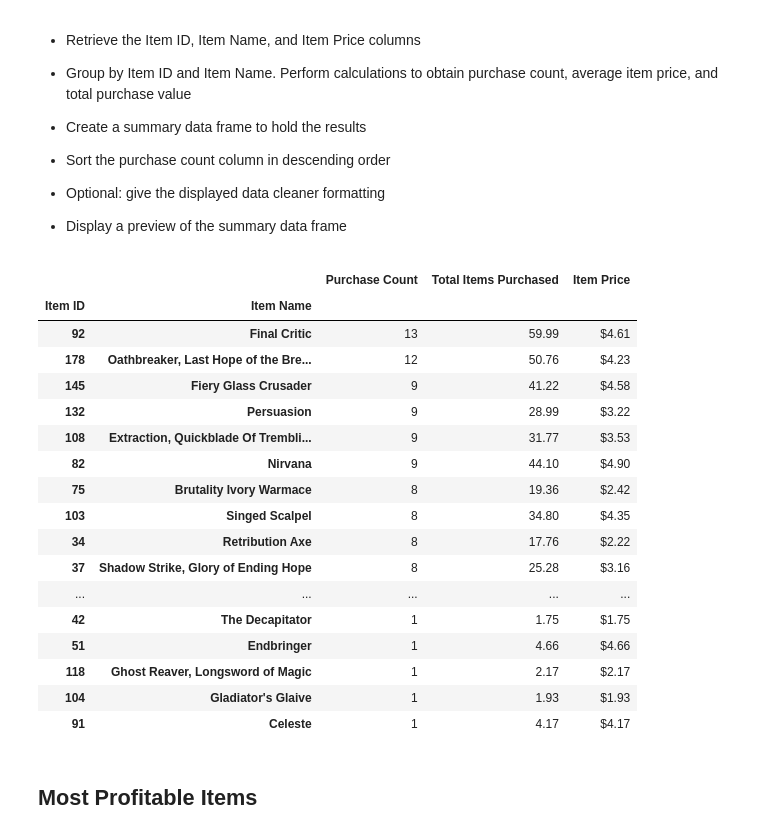
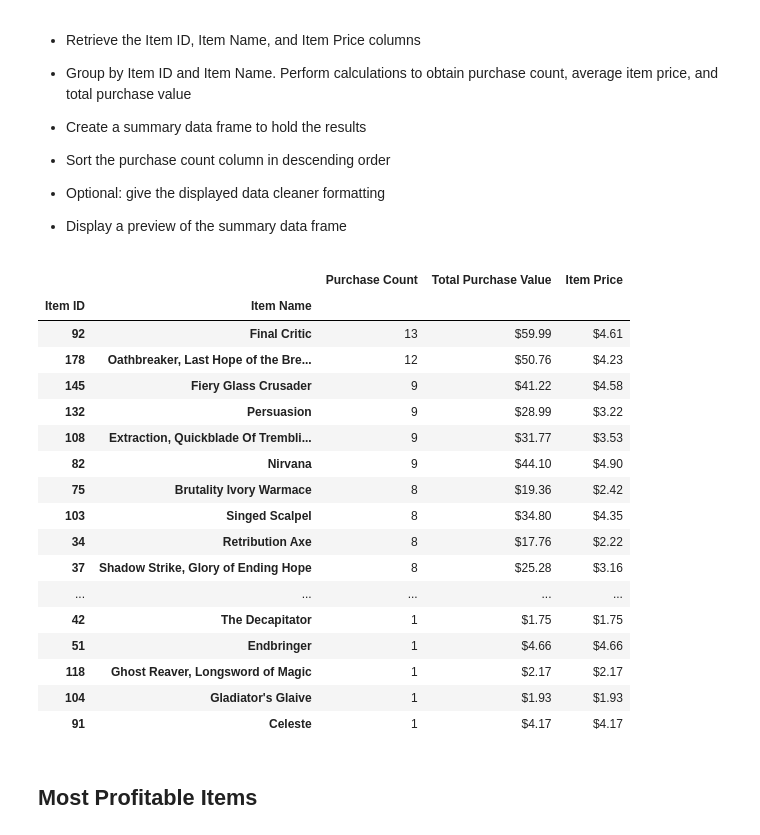
Before and after one commit to nhaile96/pandas_challengeHW, a Jupyter notebook: HeroesOfPyomoli/HeroesOfPymoli_starter.ipynb, the cells around one changed output. Cells and saved outputs as stored; diff of their text form; code cells hidden in the pictures.

```diff
--- a/HeroesOfPyomoli/HeroesOfPymoli_starter.ipynb
+++ b/HeroesOfPyomoli/HeroesOfPymoli_starter.ipynb
@@ -288,47 +288,47 @@ ranked_spenders.style.format({"Average Purchase":"${:.2f}",
 # %%
 #items info
 items = purchase_data[["Item ID","Item Name", "Price"]]
 
 #group item data
 item_group = items.groupby(["Item ID","Item Name"])
 
 #count number of items that's been purchased
 purchased_items = item_group["Price"].count()
 
 #total purchase vale
 total_item_purchase = item_group["Price"].sum()
 
 #item price
 item_price = total_item_purchase/ purchased_items
 
 #dataframe
 popular_df = pd.DataFrame({"Purchase Count": purchased_items,
-                          "Total ": total_item_purchase,
+                          "Total Purchase Value": total_item_purchase,
                           "Item Price": item_price})
 #rank and clean data
 popular_df_ranked = popular_df.sort_values(["Purchase Count"], ascending=False)
 popular_df_ranked.style.format({
                             "Item Price":"${:.2f}",
-                               "Total Items Purchased": "${:.2f}"})
+                               "Total Purchase Value": "${:.2f}"})
 # %% [output]
-|  |  | Purchase Count | Total Items Purchased | Item Price |
+|  |  | Purchase Count | Total Purchase Value | Item Price |
 | Item ID | Item Name |  |  |  |
-| 92 | Final Critic | 13 | 59.99 | $4.61 |
-| 178 | Oathbreaker, Last Hope of the Bre... | 12 | 50.76 | $4.23 |
-| 145 | Fiery Glass Crusader | 9 | 41.22 | $4.58 |
-| 132 | Persuasion | 9 | 28.99 | $3.22 |
-| 108 | Extraction, Quickblade Of Trembli... | 9 | 31.77 | $3.53 |
-| 82 | Nirvana | 9 | 44.10 | $4.90 |
-| 75 | Brutality Ivory Warmace | 8 | 19.36 | $2.42 |
-| 103 | Singed Scalpel | 8 | 34.80 | $4.35 |
-| 34 | Retribution Axe | 8 | 17.76 | $2.22 |
-| 37 | Shadow Strike, Glory of Ending Hope | 8 | 25.28 | $3.16 |
+| 92 | Final Critic | 13 | $59.99 | $4.61 |
+| 178 | Oathbreaker, Last Hope of the Bre... | 12 | $50.76 | $4.23 |
+| 145 | Fiery Glass Crusader | 9 | $41.22 | $4.58 |
+| 132 | Persuasion | 9 | $28.99 | $3.22 |
+| 108 | Extraction, Quickblade Of Trembli... | 9 | $31.77 | $3.53 |
+| 82 | Nirvana | 9 | $44.10 | $4.90 |
+| 75 | Brutality Ivory Warmace | 8 | $19.36 | $2.42 |
+| 103 | Singed Scalpel | 8 | $34.80 | $4.35 |
+| 34 | Retribution Axe | 8 | $17.76 | $2.22 |
+| 37 | Shadow Strike, Glory of Ending Hope | 8 | $25.28 | $3.16 |
 | ... | ... | ... | ... | ... |
-| 42 | The Decapitator | 1 | 1.75 | $1.75 |
-| 51 | Endbringer | 1 | 4.66 | $4.66 |
-| 118 | Ghost Reaver, Longsword of Magic | 1 | 2.17 | $2.17 |
-| 104 | Gladiator's Glaive | 1 | 1.93 | $1.93 |
-| 91 | Celeste | 1 | 4.17 | $4.17 |
+| 42 | The Decapitator | 1 | $1.75 | $1.75 |
+| 51 | Endbringer | 1 | $4.66 | $4.66 |
+| 118 | Ghost Reaver, Longsword of Magic | 1 | $2.17 | $2.17 |
+| 104 | Gladiator's Glaive | 1 | $1.93 | $1.93 |
+| 91 | Celeste | 1 | $4.17 | $4.17 |
 # %% [markdown]
 ## Most Profitable Items
 # %% [markdown]
```
Also changed, not shown: parts of 1 cell of this notebook.
